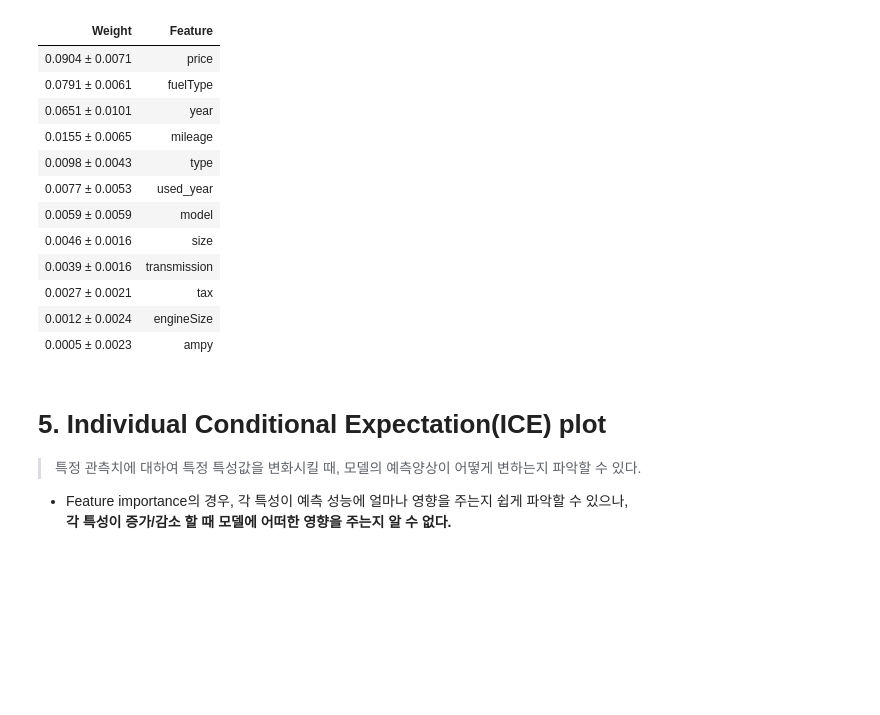
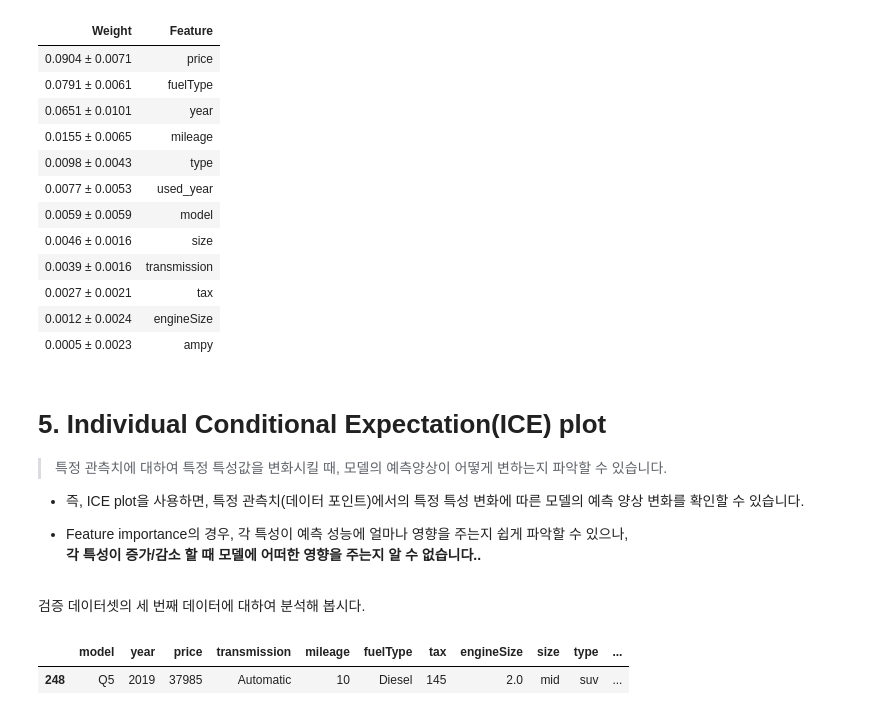
Before and after one commit to 00150/AI_07_JYP_Project_section_02, a Jupyter notebook: Classification_Used_car_modeling.ipynb, the cells around one changed output. Cells and saved outputs as stored; diff of their text form; code cells hidden in the pictures; blank space fills up the shorter version.

```diff
--- a/Classification_Used_car_modeling.ipynb
+++ b/Classification_Used_car_modeling.ipynb
@@ -1288,7 +1288,16 @@ eli5.show_weights(
 # %% [markdown]
 # 5. Individual Conditional Expectation(ICE) plot
 
-> 특정 관측치에 대하여 특정 특성값을 변화시킬 때, 모델의 예측양상이 어떻게 변하는지 파악할 수 있다.
+> 특정 관측치에 대하여 특정 특성값을 변화시킬 때, 모델의 예측양상이 어떻게 변하는지 파악할 수 있습니다.
+
+* 즉, ICE plot을 사용하면, 특정 관측치(데이터 포인트)에서의 특정 특성 변화에 따른 모델의 예측 양상 변화를 확인할 수 있습니다.
 
 * Feature importance의 경우, 각 특성이 예측 성능에 얼마나 영향을 주는지 쉽게 파악할 수 있으나, <br/>
-  **각 특성이 증가/감소 할 때 모델에 어떠한 영향을 주는지 알 수 없다.**
+  **각 특성이 증가/감소 할 때 모델에 어떠한 영향을 주는지 알 수 없습니다..**
+# %% [markdown]
+검증 데이터셋의 세 번째 데이터에 대하여 분석해 봅시다.
+# %%
+X_val.iloc[[3]]
+# %% [output]
+|  | model | year | price | transmission | mileage | fuelType | tax | engineSize | size | type | ... |
+| 248 | Q5 | 2019 | 37985 | Automatic | 10 | Diesel | 145 | 2.0 | mid | suv | ... |
```
